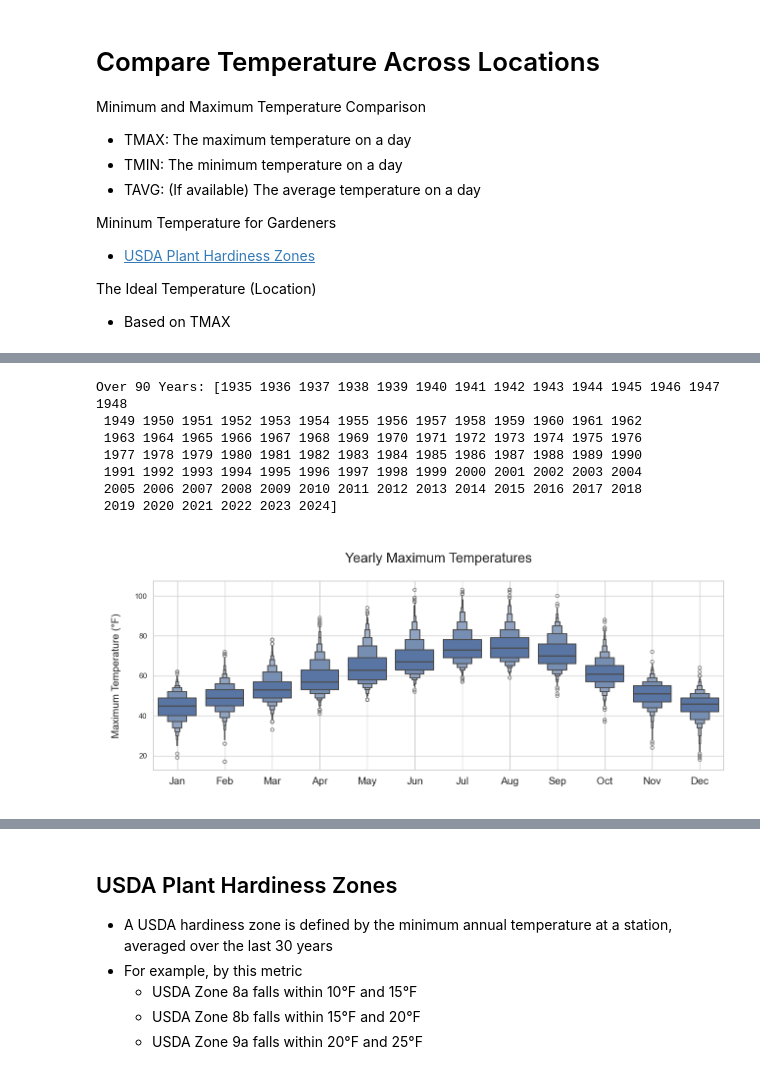
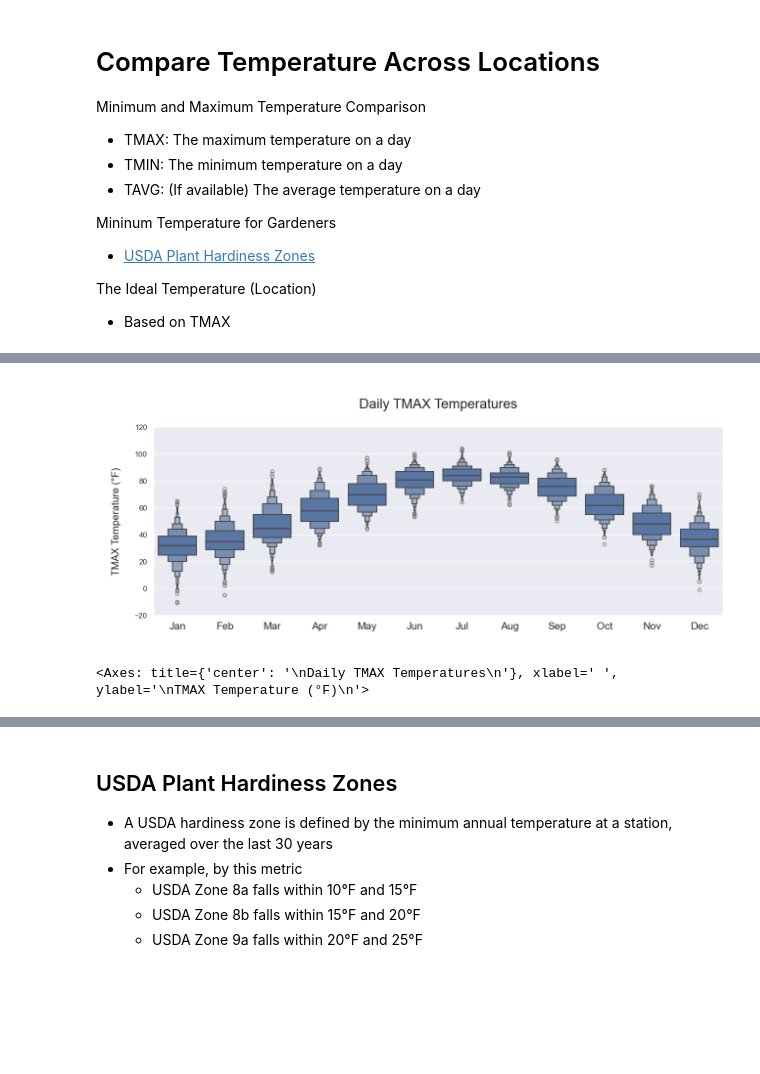
Before and after one commit to wpbSabi/weather_python, a Jupyter notebook: notebooks/compare_temperature.ipynb, the cells around one changed output, grey strips where cells are left out. Cells and saved outputs as stored; diff of their text form; code cells hidden in the pictures; blank space fills up the shorter version.

```diff
--- a/notebooks/compare_temperature.ipynb
+++ b/notebooks/compare_temperature.ipynb
@@ -98,22 +94,5 @@ df1_all_years
-# %%
-# How much variation is there among years?
-print('Over %i Years:' % len(df1_all_years['year'].unique()), df1_all_years['year'].unique())
-plt.figure(figsize=(15,5))
-sns.boxenplot(data=df1_all_years, x='month', y='TMAX', linewidth=1.5)
-plt.title('\nYearly Maximum Temperatures\n', fontsize=20)
-plt.xlabel(' ', fontsize=15)
-plt.xticks(ticks=np.arange(0, 12),
-           fontsize=15,
-           labels=['Jan', 'Feb', 'Mar', 'Apr', 'May', 'Jun', 'Jul', 'Aug', 'Sep', 'Oct', 'Nov', 'Dec'])
-plt.ylabel('\nMaximum Temperature (°F)\n', fontsize=15)
-plt.grid(True)
-plt.show()
-# %% [output]
-Over 90 Years: [1935 1936 1937 1938 1939 1940 1941 1942 1943 1944 1945 1946 1947 1948
- 1949 1950 1951 1952 1953 1954 1955 1956 1957 1958 1959 1960 1961 1962
- 1963 1964 1965 1966 1967 1968 1969 1970 1971 1972 1973 1974 1975 1976
- 1977 1978 1979 1980 1981 1982 1983 1984 1985 1986 1987 1988 1989 1990
- 1991 1992 1993 1994 1995 1996 1997 1998 1999 2000 2001 2002 2003 2004
- 2005 2006 2007 2008 2009 2010 2011 2012 2013 2014 2015 2016 2017 2018
- 2019 2020 2021 2022 2023 2024]
-[figure, removed]
+# %%
+functions.plot_monthly_temp_plots(df1, metric='TMAX', ylim_low=-20, ylim_high=120)
+# %% [output]
+[figure, added]
+<Axes: title={'center': '\nDaily TMAX Temperatures\n'}, xlabel=' ', ylabel='\nTMAX Temperature (°F)\n'>
```
Also changed, not shown: parts of 21 cells of this notebook, 1 other file.
